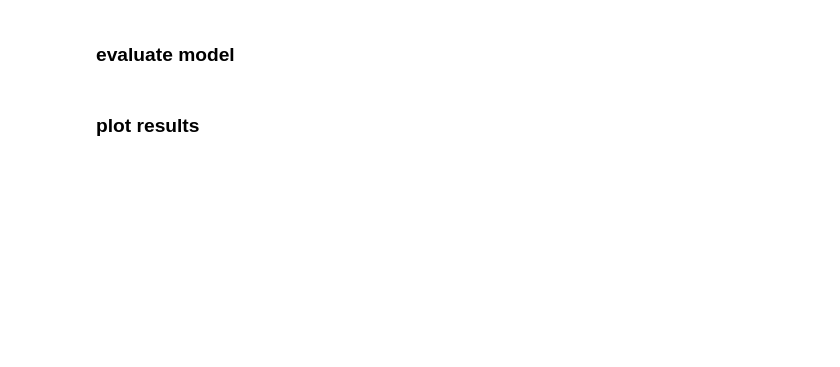
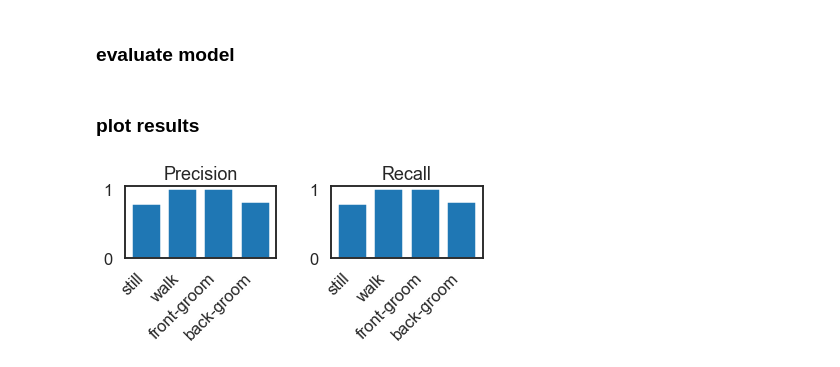
Before and after one commit to themattinthehatt/daart, a Jupyter notebook: examples/demo.ipynb, the cells around one changed output. Drawn from its saved outputs; the diff is of its cells as text; code cells hidden in the pictures; blank space fills up the shorter version.

```diff
--- a/examples/demo.ipynb
+++ b/examples/demo.ipynb
@@ -104,7 +129,7 @@ labels = labels[1:, 1:]  # get rid of headers, etc.
 states = np.argmax(labels, axis=1)
 
 # get model predictions for each time point
-predictions = model.predict_labels(data_gen)['predictions']
+predictions = model.predict_labels(data_gen)['labels']
 
 # compute precision and recall for each behavior type
 scores = get_precision_recall(
@@ -114,22 +139,28 @@ scores = get_precision_recall(
 # %%
 class_names = ['still', 'walk', 'front-groom', 'back-groom']
 n_classes = len(class_names)
 
 # get rid of background class
-precision = scores['precision'][1:]
-recall = scores['recall'][1:]
+if len(scores['precision']) != len(class_names):
+    precision = scores['precision'][1:]
+    recall = scores['recall'][1:]
+else:
+    precision = scores['precision']
+    recall = scores['recall']
 
 fig, axes = plt.subplots(1, 2, figsize=(6, 3))
 
 axes[0].bar(np.arange(n_classes), precision)
 axes[0].set_xticks(np.arange(n_classes))
 axes[0].set_xticklabels(class_names, rotation=45, ha='right')
 axes[0].set_title('Precision')
 
 axes[1].bar(np.arange(n_classes), precision)
 axes[1].set_xticks(np.arange(n_classes))
 axes[1].set_xticklabels(class_names, rotation=45, ha='right')
 axes[1].set_title('Recall')
 
 plt.tight_layout()
 plt.show()
+# %% [output]
+[figure, added]
```
Also changed, not shown: parts of 5 cells of this notebook, 3 other files.
